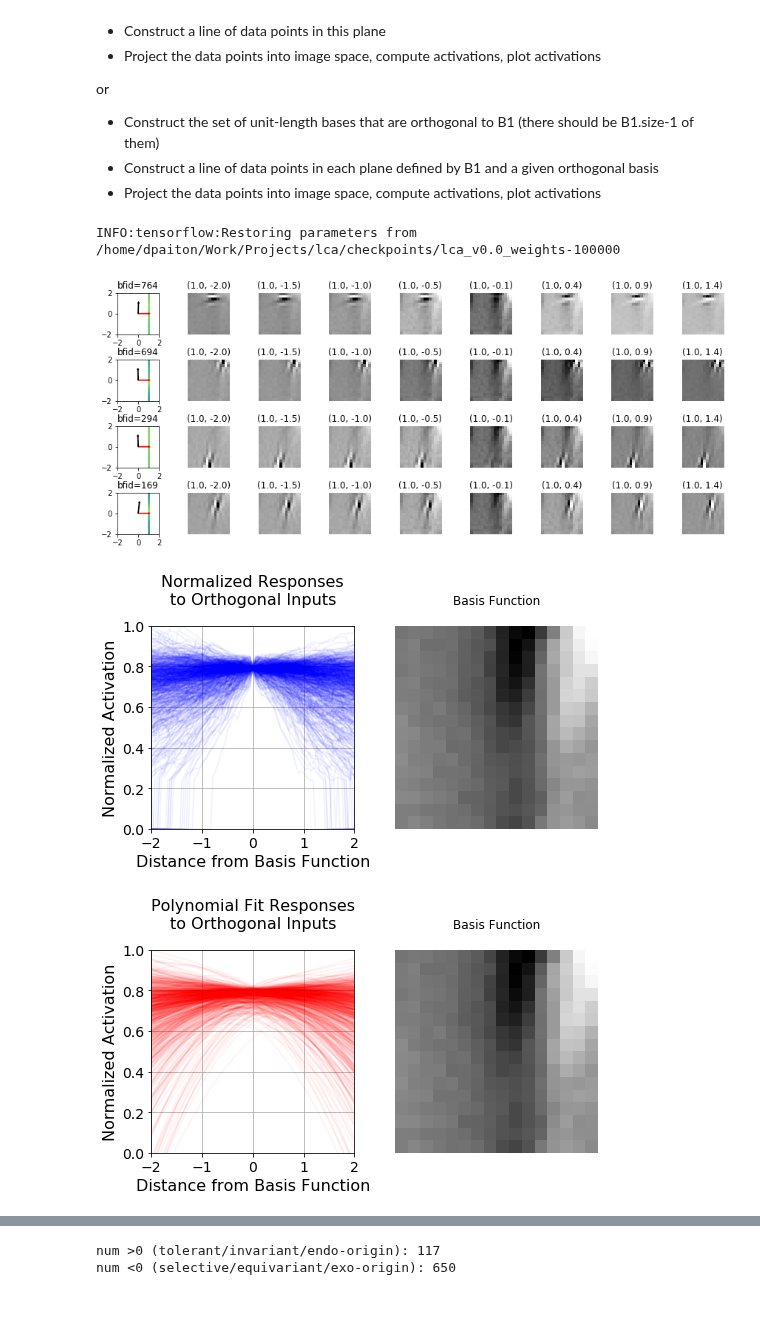
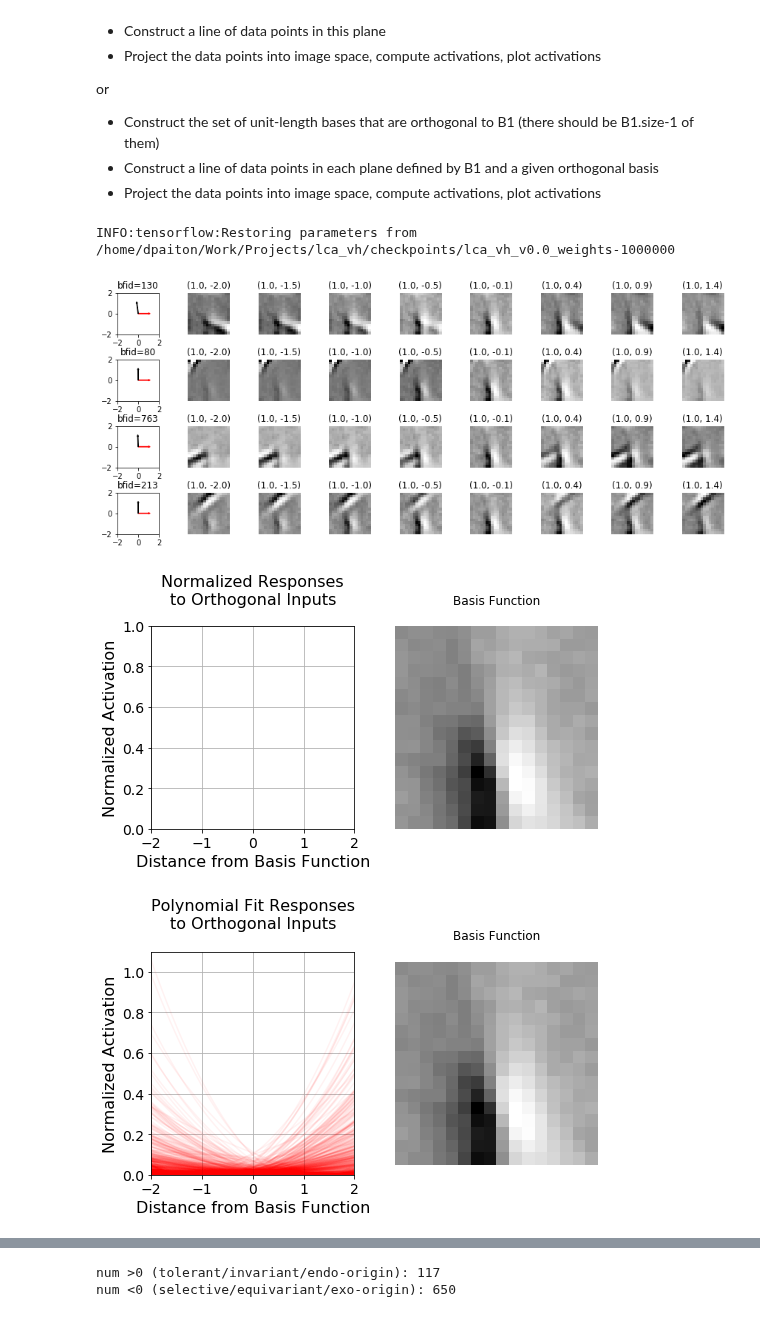
Before and after one commit to dpaiton/DeepSparseCoding, a Jupyter notebook: vis_iso_contours.ipynb, the cells around one changed output, grey strips where cells are left out. Cells and saved outputs as stored; diff of their text form; code cells hidden in the pictures.

```diff
--- a/vis_iso_contours.ipynb
+++ b/vis_iso_contours.ipynb
@@ -19,8 +19,8 @@ import utils.plot_functions as pf
 import analysis.analysis_picker as ap
 # %%
 analysis_params = {
-  "model_type": "sigmoid_autoencoder",
-  "model_name": "sigmoid_autoencoder",
+  "model_type": "lca",
+  "model_name": "lca_vh",
   "version": "0.0",
   "save_info": "analysis",
   "overwrite_analysis": False}
@@ -69,7 +69,7 @@ if vectors.shape[0] > 0:
   print("min angle = ", np.min(neuron_angles[vectors[:,0], vectors[:,1]]), " rad")
   print("min angle is at index ", np.argmin(neuron_angles[vectors[:,0], vectors[:,1]]))
 
-  vector_id = 56 #LCA: 18, 26, 29, 30, 39, 48, 59! #[50,60]
+  vector_id = 11 #LCA: 18, 26, 29, 30, 39, 48, 59! #[50,60]
   bf_id0 = vectors[vector_id, 0]#max_indices[0]
   bf_id1 = vectors[vector_id, 1]#max_indices[1]
   print("BF indices = [",bf_id0,", ",bf_id1,"]")
@@ -124,7 +124,7 @@ datapoints = analyzer.model.preprocess_dataset(datapoints,
   "whiten_method":analyzer.model_params["whiten_method"]})
 datapoints = analyzer.model.reshape_dataset(datapoints, analyzer.model_params)
 datapoints["test"].images /= np.max(np.abs(datapoints["test"].images))
-datapoints["test"].images *= 2.8#analyzer.analysis_params["input_scale"]
+datapoints["test"].images *= analyzer.analysis_params["input_scale"]
 # %%
 activations = analyzer.compute_activations(datapoints["test"].images)
 activity_max = np.amax(np.abs(activations)) # Rescale between -1 and 1
@@ -164,8 +164,8 @@ curve_ax.set_title("Angle = "+"{:.2f}".format(neuron_angles[bf_id0, bf_id1])+" d
 curve_ax.set_ylim([-2, 2.0])
 curve_ax.set_xlim([-2, 2.0])
 curve_ax.set_aspect("equal")
-cbar = pf.add_colorbar_to_im(pts, aspect=20, pad_fraction=0.5, labelsize=16, ticks=[vmin, vmax])
-cbar.ax.set_yticklabels(["{:.0f}".format(vmin), "{:.0f}".format(vmax)])
+#cbar = pf.add_colorbar_to_im(pts, aspect=20, pad_fraction=0.5, labelsize=16, ticks=[vmin, vmax])
+#cbar.ax.set_yticklabels(["{:.0f}".format(vmin), "{:.0f}".format(vmax)])
 
 gs2 = gridspec.GridSpecFromSubplotSpec(2, 1, gs1[1], wspace=2, hspace=-0.2)
 bf1_ax = pf.clear_axis(fig.add_subplot(gs2[0]))
@@ -388,7 +388,7 @@ pop_activations = analyzer.compute_activations(pop_datapoints["test"].images)[:,
 pop_activations = pop_activations.reshape([num_orthogonal, pop_num_imgs])
 pop_norm_activity = pop_activations / np.amax(np.abs(pop_activations))
 # %% [output]
-INFO:tensorflow:Restoring parameters from /home/dpaiton/Work/Projects/lca/checkpoints/lca_v0.0_weights-100000
+INFO:tensorflow:Restoring parameters from /home/dpaiton/Work/Projects/lca_vh/checkpoints/lca_vh_v0.0_weights-1000000
 # %%
 num_comparison_points = 8
 num_plots_y = 4
@@ -430,7 +430,7 @@ for yid in range(num_plots_y):
 fig.savefig(analyzer.analysis_out_dir+"/vis/orthogonal_slice_examples_bf0id"+str(bf_id0)+".png")
 plt.show()
 # %% [output]
-[figure, old version]
+[figure, new version]
 # %%
 fig, ax = plt.subplots(1,2, figsize=(8,8))
 for orthog_idx in range(num_orthogonal):
@@ -453,7 +453,7 @@ ax[1].set_title("Basis Function", y=1.08)
 fig.savefig(analyzer.analysis_out_dir+"/vis/bf_curvatures_bf0id"+str(bf_id0)+".png")
 plt.show()
 # %% [output]
-[figure, old version]
+[figure, new version]
 # %%
 coeffs = [np.polynomial.polynomial.polyfit(pop_proj_datapoints[:,1], pop_norm_activity[orthog_idx,:], deg=2)
   for orthog_idx in range(num_orthogonal)]
@@ -462,26 +462,26 @@ curvatures = [np.polyder(fit, m=2) for fit in fits]
 # %%
 fig, ax = plt.subplots(1,2, figsize=(8,8))
 for orthog_idx in range(num_orthogonal):
   ax[0].plot(pop_proj_datapoints[:,1], fits[orthog_idx], color='r', alpha=0.05)
 ax[0].set_title("Polynomial Fit Responses\nto Orthogonal Inputs", y=1.08, fontsize=16)
 ax[0].set_ylabel("Normalized Activation", fontsize=16)
 ax[0].set_xlabel("Distance from Basis Function", fontsize=16)
 for tick in ax[0].xaxis.get_major_ticks():
   tick.label.set_fontsize(14)
 for tick in ax[0].yaxis.get_major_ticks():
   tick.label.set_fontsize(14)
 ax[0].grid(True)
-ax[0].set_ylim([0.0,1.0])
+ax[0].set_ylim([0.0, 1.1])
 ax[0].set_xlim([np.min(pop_proj_datapoints[:,1]), np.max(pop_proj_datapoints[:,1])])
 ax[0].set_aspect((np.max(pop_proj_datapoints[:,1])-np.min(pop_proj_datapoints[:,1])))
 ax[0].tick_params(labelsize=14)
 ax[1] = pf.clear_axis(ax[1])
 ax[1].imshow(analyzer.bf_stats["basis_functions"][bf_id0], cmap="Greys_r")
 ax[1].set_title("Basis Function", y=1.08)
 fig.savefig(analyzer.analysis_out_dir+"/vis/fit_curvatures_bf0id"+str(bf_id0)+".png")
 plt.show()
 # %% [output]
-[figure, old version]
+[figure, new version]
 # %%
 from matplotlib.ticker import FormatStrFormatter
 
```
Also changed, not shown: parts of 12 cells of this notebook, 1 other file.
